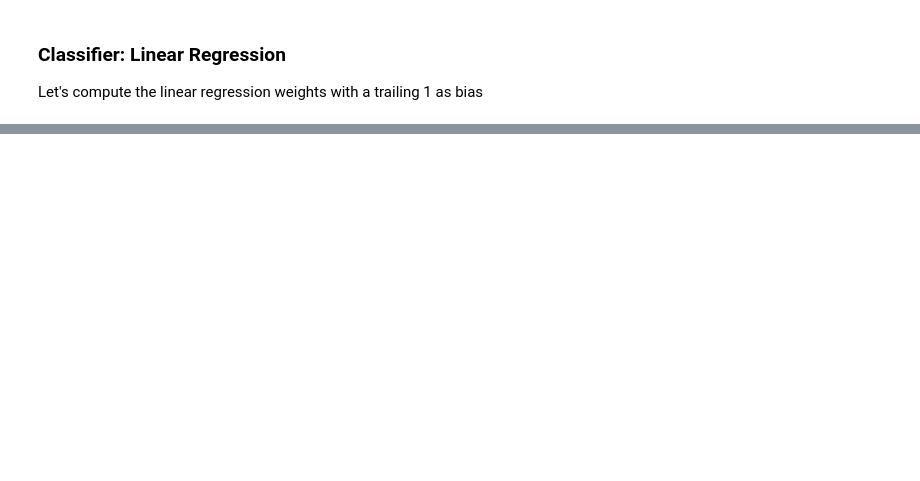
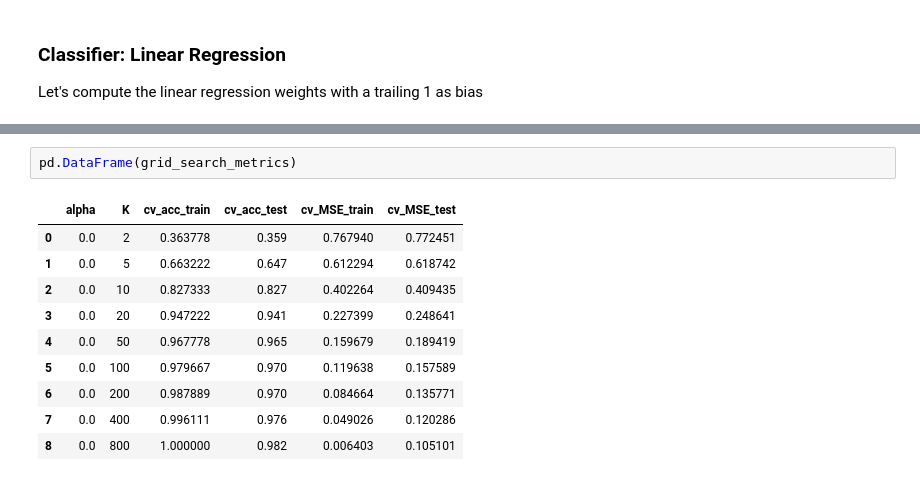
Before and after one commit to ralflorent/machine-learning, a Jupyter notebook: mini-project-2/src/mini-project-2.ipynb, the cells around one changed output, grey strips where cells are left out. Saved outputs shown, nothing was run; the diff lists cells and outputs as text; blank space fills up the shorter version.

```diff
--- a/mini-project-2/src/mini-project-2.ipynb
+++ b/mini-project-2/src/mini-project-2.ipynb
@@ -220,0 +442,13 @@ array([ 2.46895862e-03,  2.43724340e-03,  1.18749601e-03,  8.05409730e-03,
+# %%
+pd.DataFrame(grid_search_metrics)
+# %% [output]
+|  | alpha | K | cv_acc_train | cv_acc_test | cv_MSE_train | cv_MSE_test |
+| 0 | 0.0 | 2 | 0.363778 | 0.359 | 0.767940 | 0.772451 |
+| 1 | 0.0 | 5 | 0.663222 | 0.647 | 0.612294 | 0.618742 |
+| 2 | 0.0 | 10 | 0.827333 | 0.827 | 0.402264 | 0.409435 |
+| 3 | 0.0 | 20 | 0.947222 | 0.941 | 0.227399 | 0.248641 |
+| 4 | 0.0 | 50 | 0.967778 | 0.965 | 0.159679 | 0.189419 |
+| 5 | 0.0 | 100 | 0.979667 | 0.970 | 0.119638 | 0.157589 |
+| 6 | 0.0 | 200 | 0.987889 | 0.970 | 0.084664 | 0.135771 |
+| 7 | 0.0 | 400 | 0.996111 | 0.976 | 0.049026 | 0.120286 |
+| 8 | 0.0 | 800 | 1.000000 | 0.982 | 0.006403 | 0.105101 |
```
Also changed, not shown: parts of 17 cells of this notebook, 1 other file.
